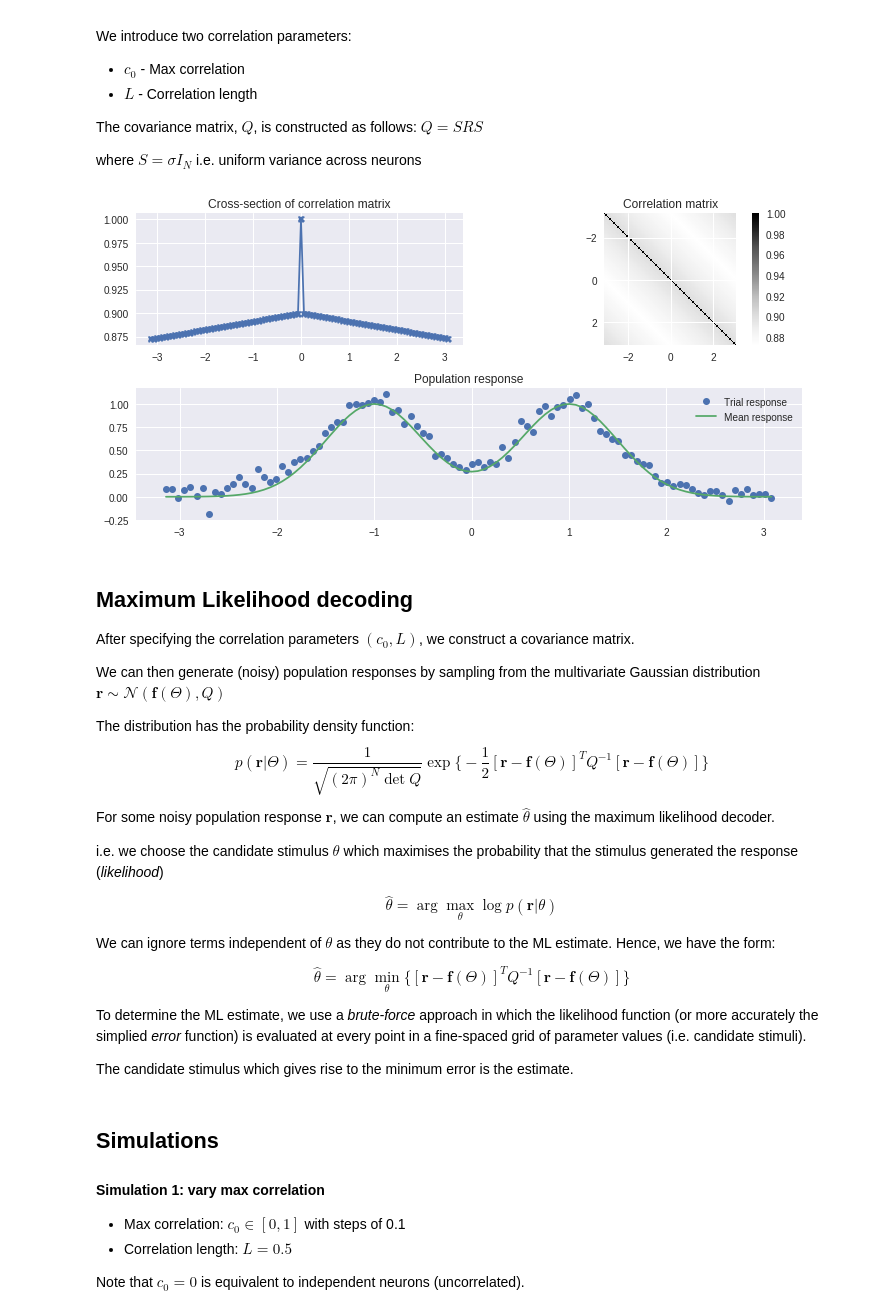
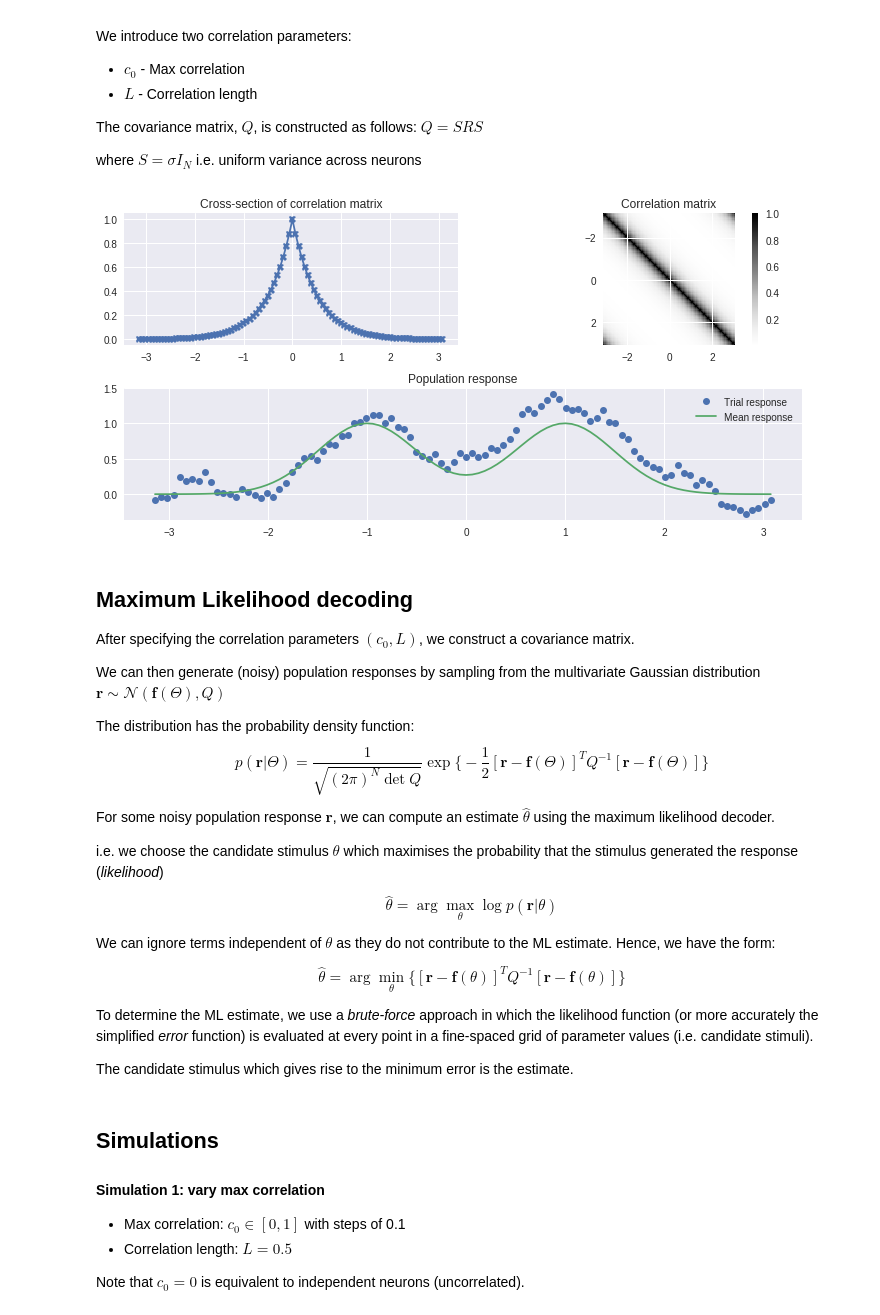
Before and after one commit to dtailor17/neural-population-codes, a Jupyter notebook: noise_correlations.ipynb, the cells around one changed output. Saved outputs shown, nothing was run; the diff lists cells and outputs as text; code cells hidden in the pictures.

```diff
--- a/noise_correlations.ipynb
+++ b/noise_correlations.ipynb
@@ -122,37 +122,37 @@ def construct_cov_matrix(max_corr=1.0, corr_length=0.5):
     return dot(stds_mtx, dot(corr_mtx, stds_mtx))
 # %%
 # Visualisation of correlation matrix
-max_corr = 0.9
-corr_length = 100
+max_corr = 1.0
+corr_length = 0.5
 
 # Cross-section of correlation matrix
 plt.subplot(221)
 corr_mtx = construct_corr_matrix(max_corr, corr_length)
 plt.plot(PREF_STIMS, corr_mtx[50], '-X')
 plt.title('Cross-section of correlation matrix')
 
 # Correlation matrix
 plt.subplot(222)
 data_coords = [PREF_STIMS[0], PREF_STIMS[-1], PREF_STIMS[-1], PREF_STIMS[0]]
 plt.imshow(corr_mtx, cmap='Greys', extent=data_coords)
 plt.colorbar()
 plt.title('Correlation matrix')
 
 # Population response
 plt.subplot(212)
 # sample population response
 stim = 2.0
 mean_pop_res = tuning_curve_theta(PREF_STIMS, stim)
 cov_mtx = construct_cov_matrix(max_corr, corr_length)
 pop_res = np.random.multivariate_normal(mean_pop_res, cov_mtx)
 plt.plot(PREF_STIMS, pop_res, 'o', label='Trial response')
 plt.plot(PREF_STIMS, mean_pop_res, label='Mean response')
 plt.legend()
 plt.title('Population response')
 
 plt.tight_layout()
 # %% [output]
-[figure, old version]
+[figure, new version]
 # %% [markdown]
 ## Maximum Likelihood decoding
 
@@ -171,9 +171,9 @@ $$\hat{\theta} = \arg \max_{\theta}{\log{p(\mathbf{r} | \theta)}}$$
 
 We can ignore terms independent of $\theta$ as they do not contribute to the ML estimate. Hence, we have the form:
 
-$$\hat{\theta} = \arg \min_{\theta}{\Big\{ [\mathbf{r} - \mathbf{f}(\Theta)]^T Q^{-1} [\mathbf{r} - \mathbf{f}(\Theta)]\Big\}}$$
+$$\hat{\theta} = \arg \min_{\theta}{\Big\{ [\mathbf{r} - \mathbf{f}(\theta)]^T Q^{-1} [\mathbf{r} - \mathbf{f}(\theta)]\Big\}}$$
 
-To determine the ML estimate, we use a *brute-force* approach in which the likelihood function (or more accurately the simplied *error* function) is evaluated at every point in a fine-spaced grid of parameter values (i.e. candidate stimuli).
+To determine the ML estimate, we use a *brute-force* approach in which the likelihood function (or more accurately the simplified *error* function) is evaluated at every point in a fine-spaced grid of parameter values (i.e. candidate stimuli).
 
 The candidate stimulus which gives rise to the minimum error is the estimate.
 # %%
```
Also changed, not shown: parts of 28 cells of this notebook, 1 other file.
